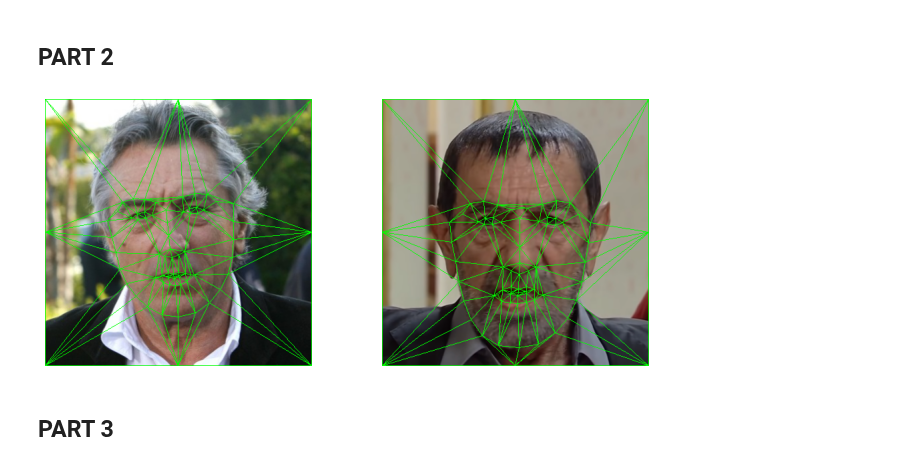
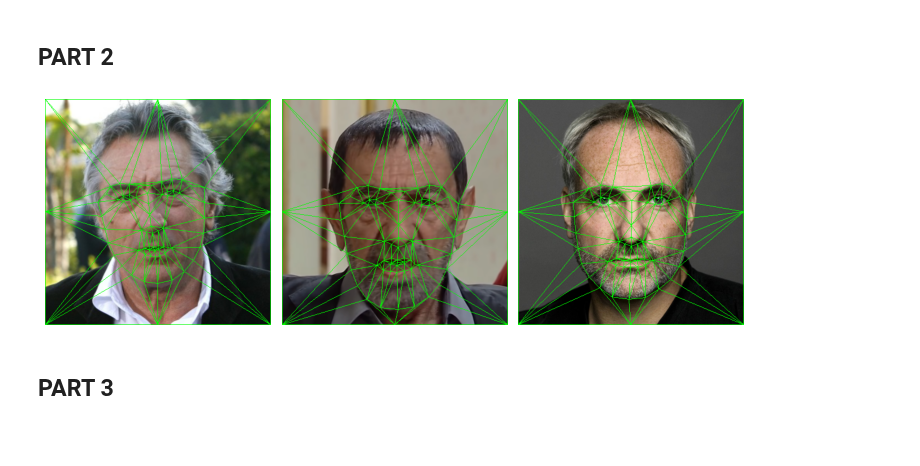
Before and after one commit to batuhanfaik/itu-cmpe, a Jupyter notebook: hw2/hw2.ipynb, the cells around one changed output. Drawn from its saved outputs; the diff is of its cells as text; code cells hidden in the pictures; blank space fills up the shorter version.

```diff
--- a/hw2/hw2.ipynb
+++ b/hw2/hw2.ipynb
@@ -84,6 +84,7 @@ plt.tight_layout()
 # %%
 deniro_triangulation_image = original_images["deniro"].copy()
 akbas_triangulation_image = original_images["aydemirakbas"].copy()
+kim_triangulation_image = original_images["kimbodnia"].copy()
 # %%
 def get_subdiv(image, landmarks):
     subdiv = cv2.Subdiv2D((0, 0, image.shape[0], image.shape[1]))
@@ -110,31 +112,63 @@ def create_triangles(subdiv_src, subdiv_trg):
         points = [p1[0], p1[1], p2[0], p2[1], p3[0], p3[1]]
         trg_triangles[idx:] = np.array(points)
     return trg_triangles
+# %%
+def create_triangles_using_landmarks(subdiv_src, landmarks_src, landmarks_trg):
+    src_triangles = subdiv_src.getTriangleList().astype("uint32")
+    trg_triangles = np.empty((len(src_triangles), 6)).astype("uint32")
+    for idx in range(len(src_triangles)):
+        p1_arr = np.where(np.all(src_triangles[idx][0:2] == landmarks_src, axis=1))
+        if p1_arr[0].size == 0:
+            p1 = src_triangles[idx][0:2]
+        else:
+            p1 = landmarks_trg[p1_arr[0][0]]
+        p2_arr = np.where(np.all(src_triangles[idx][2:4] == landmarks_src, axis=1))
+        if p2_arr[0].size == 0:
+            p2 = src_triangles[idx][2:4]
+        else:
+            p2 = landmarks_trg[p2_arr[0][0]]
+        p3_arr = np.where(np.all(src_triangles[idx][4:6] == landmarks_src, axis=1))
+        if p3_arr[0].size == 0:
+            p3 = src_triangles[idx][4:6]
+        else:
+            p3 = landmarks_trg[p3_arr[0][0]]
+        points = [p1[0], p1[1], p2[0], p2[1], p3[0], p3[1]]
+        trg_triangles[idx:] = np.array(points)
+    return trg_triangles
 # %%
 deniro_subdiv = get_subdiv(deniro_triangulation_image, landmarks["deniro"])
 deniro_triangles = deniro_subdiv.getTriangleList().astype("uint32")
 for triangle in deniro_triangles:
     t_points = [(triangle[0], triangle[1]), (triangle[2], triangle[3]), (triangle[4], triangle[5])]
     cv2.line(deniro_triangulation_image, t_points[0], t_points[1], (0, 255, 0), 1)
     cv2.line(deniro_triangulation_image, t_points[1], t_points[2], (0, 255, 0), 1)
     cv2.line(deniro_triangulation_image, t_points[0], t_points[2], (0, 255, 0), 1)
 
 akbas_subdiv = get_subdiv(akbas_triangulation_image, landmarks["aydemirakbas"])
 akbas_triangles = create_triangles(deniro_subdiv, akbas_subdiv)
 for triangle in akbas_triangles:
     t_points = [(triangle[0], triangle[1]), (triangle[2], triangle[3]), (triangle[4], triangle[5])]
     cv2.line(akbas_triangulation_image, t_points[0], t_points[1], (0, 255, 0), 1)
     cv2.line(akbas_triangulation_image, t_points[1], t_points[2], (0, 255, 0), 1)
     cv2.line(akbas_triangulation_image, t_points[0], t_points[2], (0, 255, 0), 1)
 
-fig, axes = plt.subplots(nrows=1, ncols=2, figsize=(10, 4))
+kim_subdiv = get_subdiv(kim_triangulation_image, landmarks["kimbodnia"])
+kim_triangles = create_triangles_using_landmarks(deniro_subdiv, landmarks["deniro"], landmarks["kimbodnia"])
+for triangle in kim_triangles:
+    t_points = [(triangle[0], triangle[1]), (triangle[2], triangle[3]), (triangle[4], triangle[5])]
+    cv2.line(kim_triangulation_image, t_points[0], t_points[1], (0, 255, 0), 1)
+    cv2.line(kim_triangulation_image, t_points[1], t_points[2], (0, 255, 0), 1)
+    cv2.line(kim_triangulation_image, t_points[0], t_points[2], (0, 255, 0), 1)
+
+fig, axes = plt.subplots(nrows=1, ncols=3, figsize=(10, 4))
 axes[0].imshow(deniro_triangulation_image)
 axes[1].imshow(akbas_triangulation_image)
+axes[2].imshow(kim_triangulation_image)
 for axis in axes:
     axis.set_axis_off()
 fig.tight_layout()
 # %% [output]
-[figure, old version]
+[figure, new version]
 # %% [markdown]
 ## PART 3
 # %%
```
Also changed, not shown: parts of 3 cells of this notebook, 1 other file.
